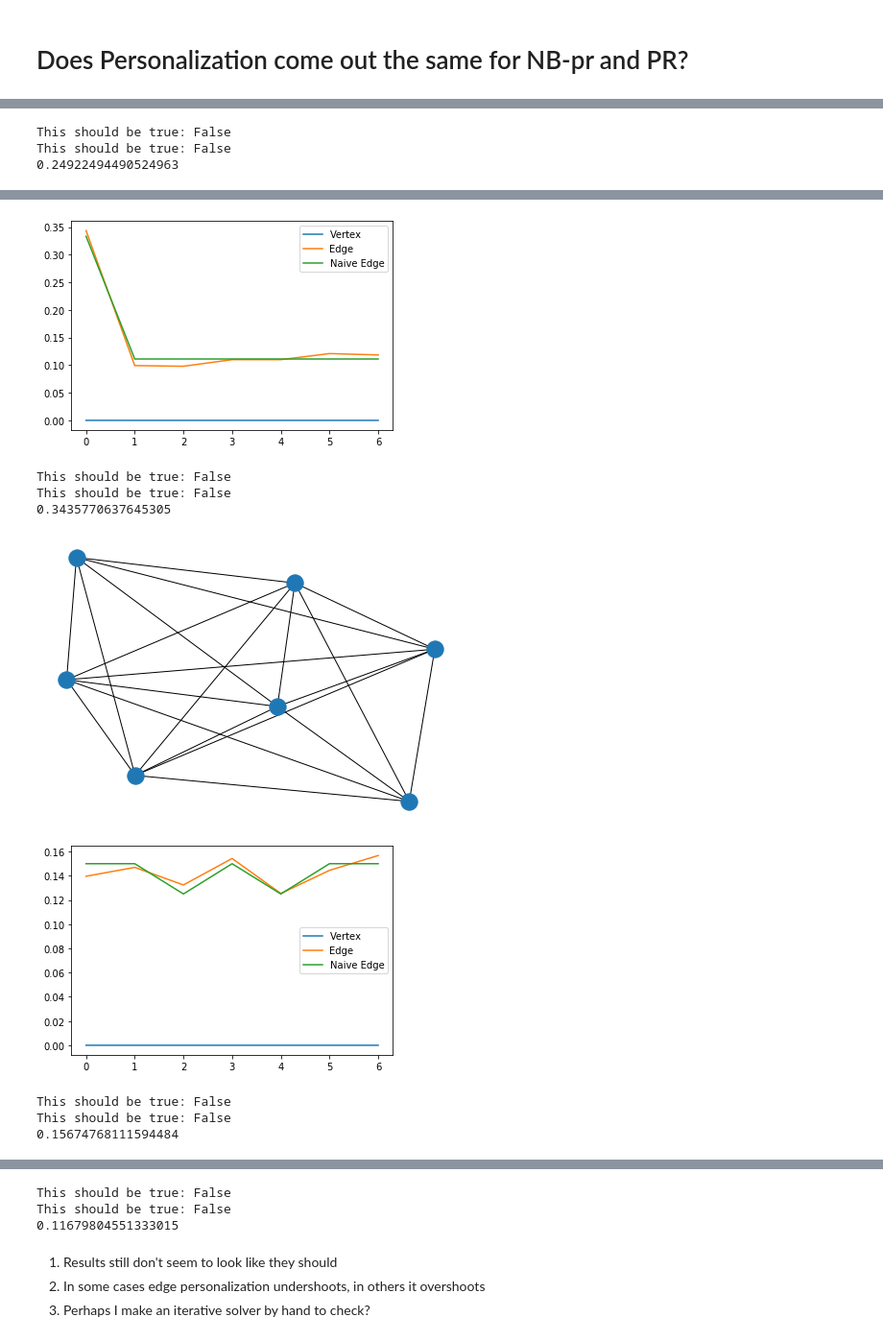
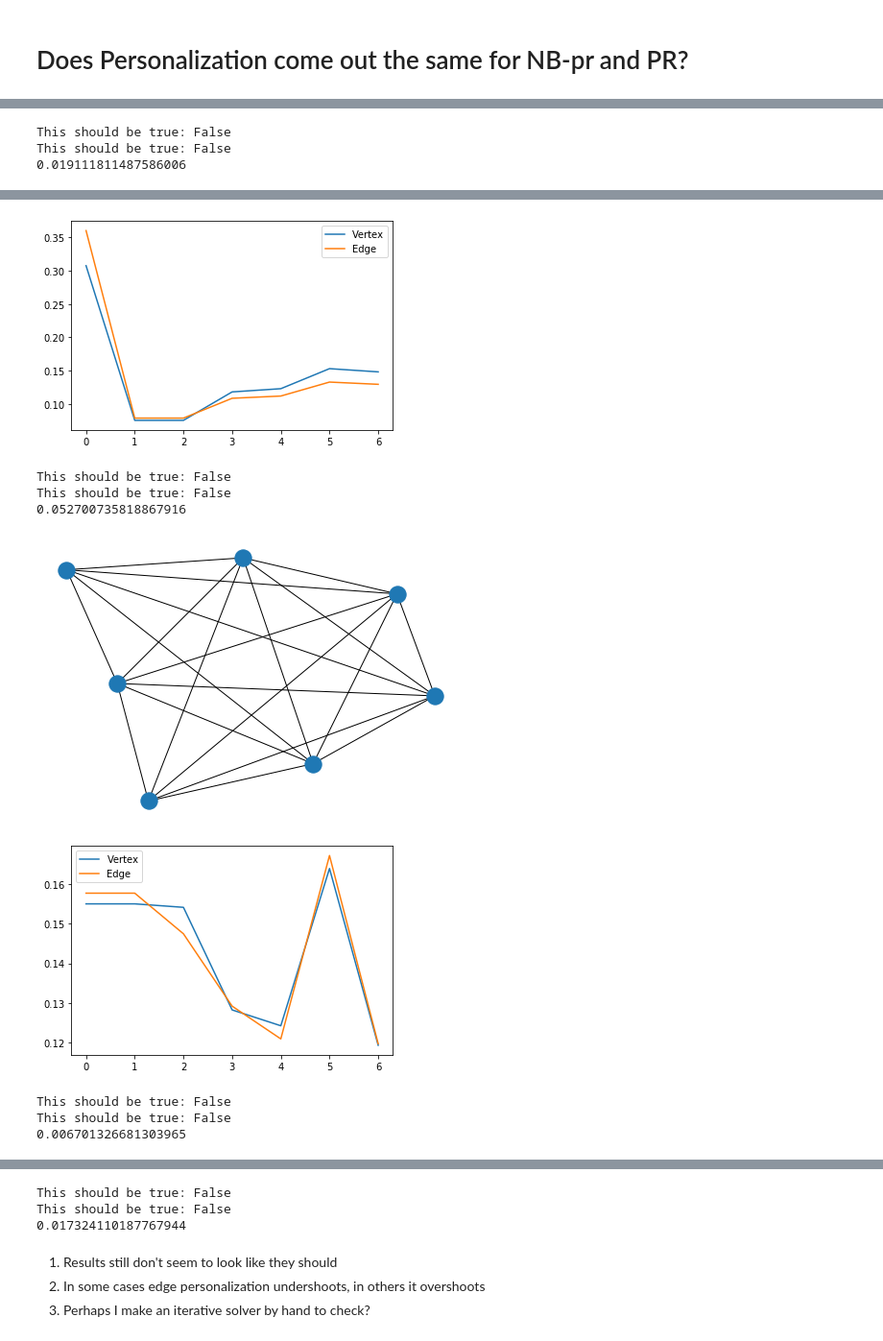
Before and after one commit to cglover13/research, a Jupyter notebook: Jones/Edge_Space_Personalization/personalized_Sept_15.ipynb, the cells around one changed output, grey strips where cells are left out. Shown: that part at 96% size. Drawn from its saved outputs; the diff is of its cells as text; code cells hidden in the pictures.

```diff
--- a/Jones/Edge_Space_Personalization/personalized_Sept_15.ipynb
+++ b/Jones/Edge_Space_Personalization/personalized_Sept_15.ipynb
@@ -11,27 +58,36 @@ import scipy.linalg as la
 # %%
-def make_comparison(G, eps=.9):
+def make_comparison(G, eps=.7):
     # Find L, R, and B
     A = nx.to_numpy_array(G)
     L, T = NB_G.create_s_t(G)
     R = T.T
     C, B = NB_G.to_edge_space(G,graph=True,B = True)
-
+    B_tilde = nx.to_numpy_array(B)
     rho = np.random.choice(np.arange(1,11), size=A.shape[0])
     rho = rho/la.norm(rho, ord=1)
+#     e1 = np.zeros(len(G.nodes()))
+#     e1[-1] = 1
+#     print(R@la.inv(R.T@R)@e1)
+#     print(la.inv(np.eye(B_tilde.shape[0])-eps*la.inv(np.diag(B_tilde.sum(axis=1)))@B_tilde)@R@e1)
 
     # We divide by A.shape[0] under the assumption there is NO source nodes
-    # edge_pi = R@la.inv(R.T@R)@np.ones(R.shape[1])/A.shape[0]
+    edge_pi = R@la.inv(R.T@R)@np.ones(R.shape[1])/A.shape[0]
     edge_pi = R@rho
     edge_pi = edge_pi/la.norm(edge_pi, ord=1)
+#     edge_pi = R@e1
+#     edge_pi = edge_pi/la.norm(edge_pi, ord=1)
 
     # Make it into a dictionary
     vertex_personalization = {}
-    for i, val in enumerate(rho):
+    for i, val in zip(list(G.nodes()),rho):
         vertex_personalization[i] = val
 
     edge_personalization = {}
-    for i, val in enumerate(edge_pi):
+    for i, val in zip(list(C.nodes()),edge_pi):
         edge_personalization[i] = val
+
+    # Cory iter-solve
+#     itervertex = iter_solve(nx.adjacency_matrix(G.to_directed()).todense(),p=rho)
 
     # Get it for vertex space
     vertex_pr = nx.pagerank(G, alpha=eps, max_iter=250, personalization=vertex_personalization)
@@ -47,7 +103,7 @@ def make_comparison(G, eps=.9):
     edge_pr_ = np.array([edge_pr_[i] for i in edge_pr_])
     edge_pr_ = R.T@edge_pr_
 
-    return vertex_pr, edge_pr, edge_pr_
+    return vertex_pr, edge_pr, edge_pr_, #itervertex
 # %%
 for i in range(4):
     G = nx.read_gml("graph_{}.gml".format(i))
@@ -56,7 +112,8 @@ for i in range(4):
     vertex, edge, edge_naive = make_comparison(G)
     plt.plot(vertex, label='Vertex')
     plt.plot(edge, label='Edge')
-    plt.plot(edge_naive, label='Naive Edge')
+#     plt.plot(edge_naive, label='Naive Edge')
+#     plt.plot(itervertex, label='Iterative Vertex')
     plt.legend(loc='best')
     plt.show()
     print("This should be true: {}".format(np.allclose(vertex, edge)))
@@ -68,3 +125,3 @@ for i in range(4):
 This should be true: False
 This should be true: False
-0.24922494490524963
+0.019111811487586006
@@ -72,9 +129,9 @@ This should be true: False
-[figure, old version]
+[figure, new version]
 This should be true: False
 This should be true: False
-0.3435770637645305
+0.052700735818867916
-[figure, old version]
+[figure, new version]
-[figure, old version]
+[figure, new version]
 This should be true: False
 This should be true: False
-0.15674768111594484
+0.006701326681303965
@@ -83,6 +140,6 @@ This should be true: False
 This should be true: False
 This should be true: False
-0.11679804551333015
+0.017324110187767944
 # %% [markdown]
 1. Results still don't seem to look like they should
 2. In some cases edge personalization undershoots, in others it overshoots
```
Also changed, not shown: parts of 3 cells of this notebook, 15 other files.
